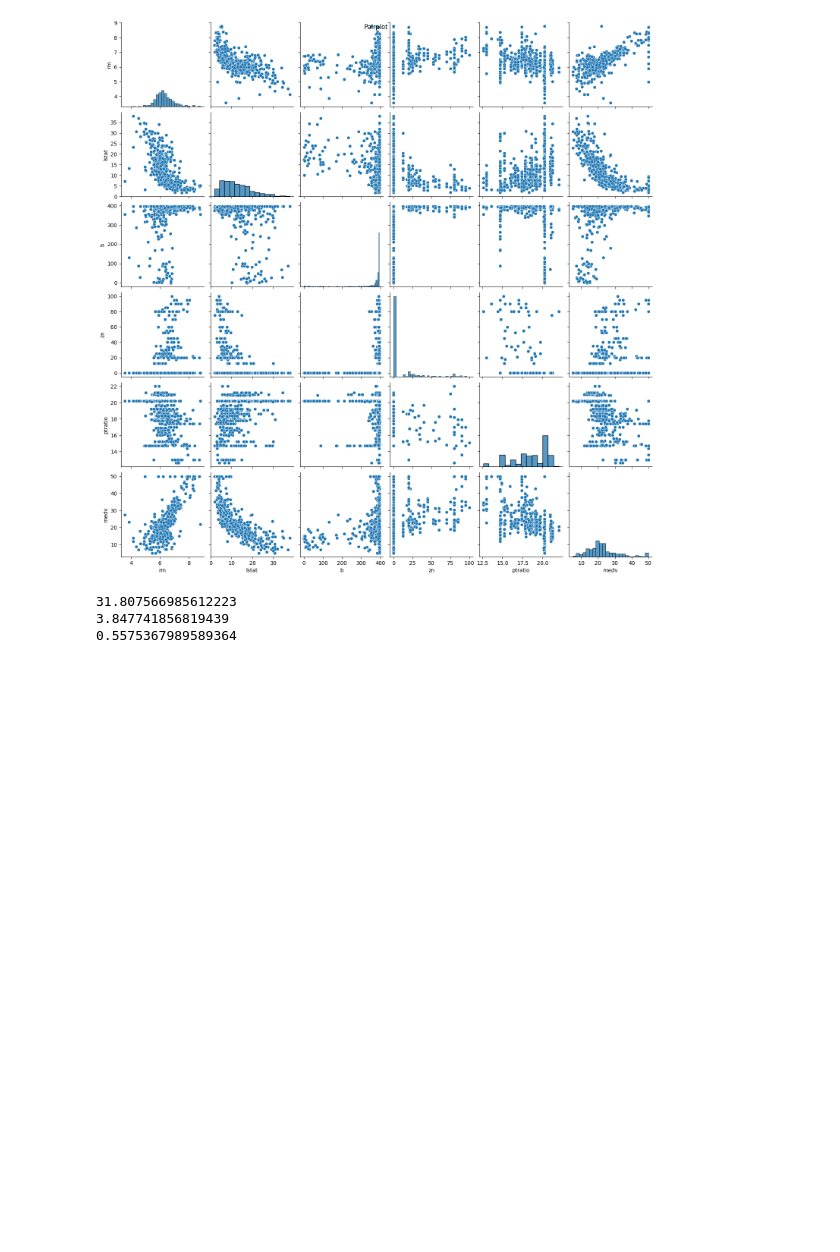
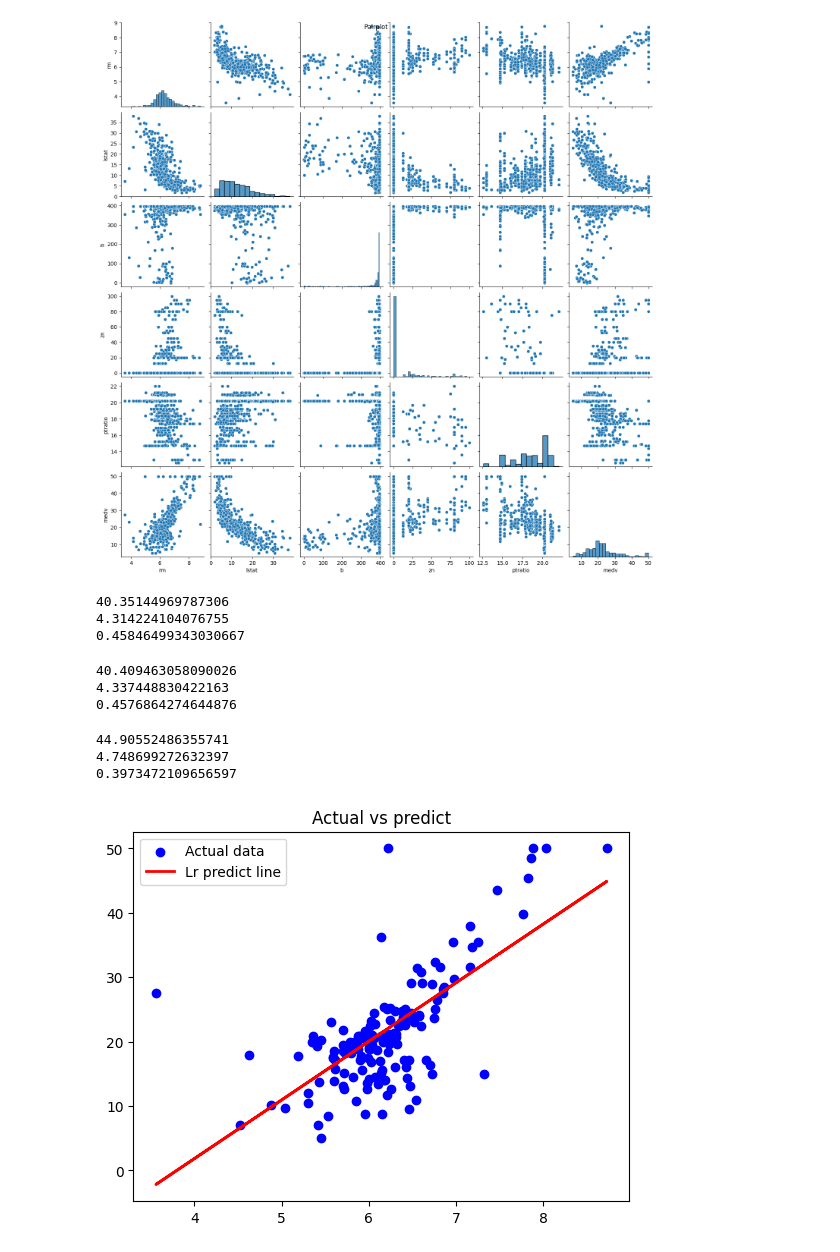
Before and after one commit to abdulaziz2501/Edfix_vazifalari, a Jupyter notebook: Untitled.ipynb, the cells around one changed output. Cells and saved outputs as stored; diff of their text form; code cells hidden in the pictures; blank space fills up the shorter version.

Commit message:
add new jupyter notebook for AI trainning

```diff
--- a/Untitled.ipynb
+++ b/Untitled.ipynb
@@ -38,7 +38,7 @@ from sklearn.model_selection import train_test_split
 from sklearn.metrics import mean_absolute_error, mean_squared_error, r2_score
 
 
-x_train, x_test, y_train, y_test= train_test_split(x, y, test_size=0.2, random_state=55)
+x_train, x_test, y_train, y_test= train_test_split(x, y, test_size=0.3, random_state=42)
 
 model=LinearRegression()
 model.fit(x_train, y_train)
@@ -51,6 +51,58 @@ print(mse)
 print(mae)
 print(r2 )
 # %% [output]
-31.807566985612223
-3.847741856819439
-0.5575367989589364
+40.35144969787306
+4.314224104076755
+0.45846499343030667
+# %%
+from sklearn.linear_model import Lasso
+from sklearn.model_selection import train_test_split
+from sklearn.metrics import mean_absolute_error, mean_squared_error, r2_score
+
+
+x_train, x_test, y_train, y_test= train_test_split(x, y, test_size=0.3, random_state=42)
+
+model=Lasso(alpha=0.2)
+model.fit(x_train, y_train)
+y_pred = model.predict(x_test)
+mse=mean_squared_error(y_test, y_pred)
+mae=mean_absolute_error(y_test, y_pred)
+r2=r2_score(y_test, y_pred)
+
+print(mse)
+print(mae)
+print(r2 )
+# %% [output]
+40.409463058090026
+4.337448830422163
+0.4576864274644876
+# %%
+from sklearn.linear_model import Ridge
+from sklearn.model_selection import train_test_split
+from sklearn.metrics import mean_absolute_error, mean_squared_error, r2_score
+
+
+x_train, x_test, y_train, y_test= train_test_split(x, y, test_size=0.3, random_state=42)
+
+model=Ridge(alpha=100)
+model.fit(x_train, y_train)
+y_pred = model.predict(x_test)
+mse=mean_squared_error(y_test, y_pred)
+mae=mean_absolute_error(y_test, y_pred)
+r2=r2_score(y_test, y_pred)
+
+print(mse)
+print(mae)
+print(r2 )
+# %% [output]
+44.90552486355741
+4.748699272632397
+0.3973472109656597
+# %%
+plt.scatter(x_test, y_test, color='blue', label='Actual data')
+plt.plot(x_test, y_pred, color='red', linewidth=2, label='Lr predict line')
+plt.title('Actual vs predict')
+plt.legend()
+plt.show()
+# %% [output]
+[figure, added]
```
Also changed, not shown: parts of 1 cell of this notebook, 1 other file.
